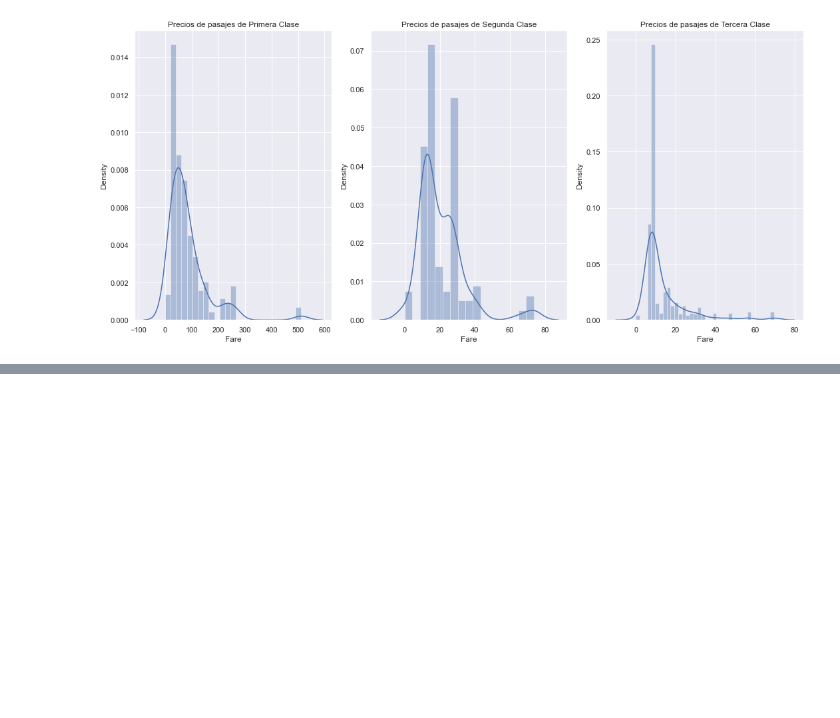
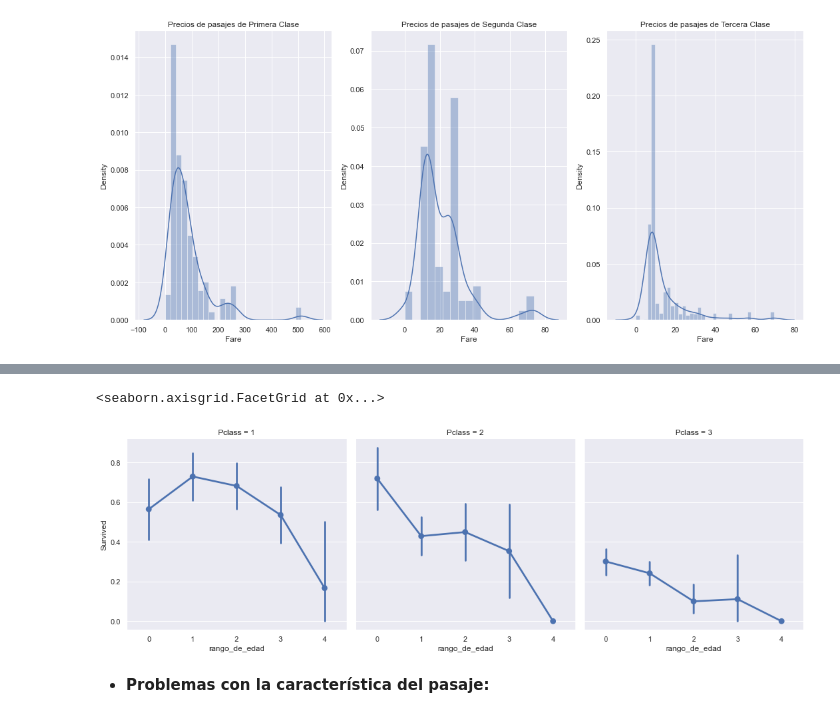
Before and after one commit to albaniamusabeli/Machine-Learning-Titanic, a Jupyter notebook: py-titanic.ipynb, the cells around one changed output, grey strips where cells are left out. Cells and saved outputs as stored; diff of their text form; code cells hidden in the pictures; blank space fills up the shorter version.

Commit message:
Convertir variables Edad y Precio de pasaje en Rangos

```diff
--- a/py-titanic.ipynb
+++ b/py-titanic.ipynb
@@ -239,0 +249,11 @@ Text(0.5, 1.0, 'Precios de pasajes de Tercera Clase')
+# %%
+## Agrupacion de información --> Binning o Normalización
+
+# Crea una columna "rango_de_edad"
+data['rango_de_edad'] = 0
+
+data.loc[data['Age'] <= 16, 'rango_de_edad'] = 0
+data.loc[(data['Age'] > 16) & (data['Age'] <= 32), 'rango_de_edad'] = 1
+data.loc[(data['Age'] > 32) & (data['Age'] <= 48), 'rango_de_edad'] = 2
+data.loc[(data['Age'] > 48) & (data['Age'] <= 64), 'rango_de_edad'] = 3
+data.loc[data['Age'] > 64, 'rango_de_edad'] = 4
@@ -239,0 +279,10 @@ Text(0.5, 1.0, 'Precios de pasajes de Tercera Clase')
+# %%
+# Gráfico para ver por el rango de edad, la supervivencia
+sns.factorplot('rango_de_edad', 'Survived', data = data, col = 'Pclass')
+
+# La tasa de supervivencia disminuye a medida que aumenta la edad, independiente de la clase en la que viajó el pasajero
+# %% [output]
+<seaborn.axisgrid.FacetGrid at 0x...>
+[figure, added]
+# %% [markdown]
+* **Problemas con la característica del pasaje:**
```
Also changed, not shown: parts of 11 cells of this notebook.
